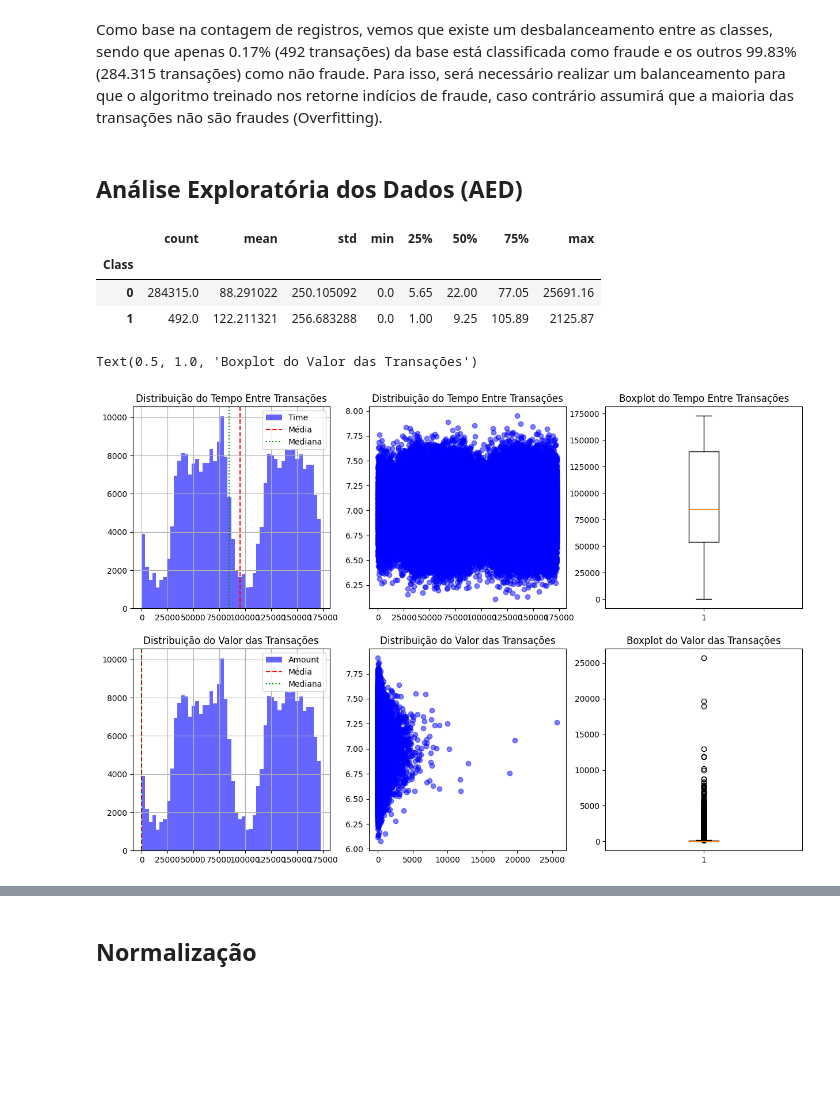
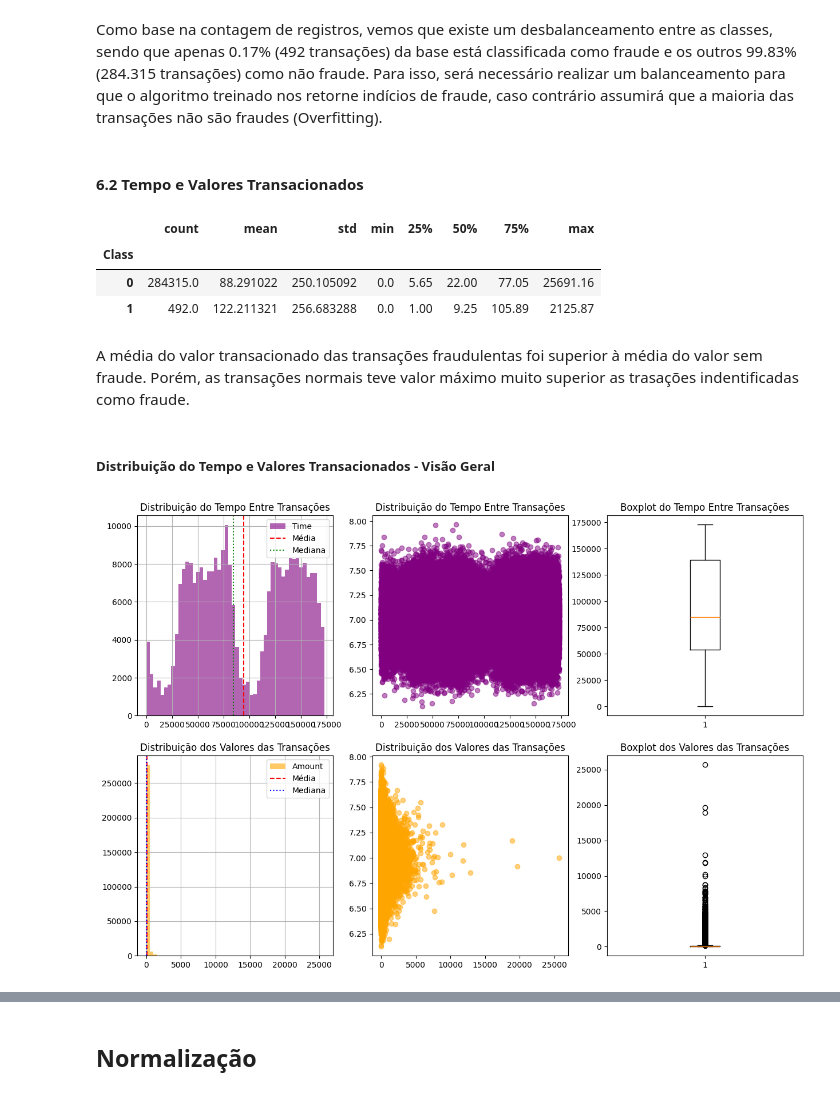
Before and after one commit to maricae/deteccao_fraude_cartao, a Jupyter notebook: fraude_deteccao.ipynb, the cells around one changed output, grey strips where cells are left out. Cells and saved outputs as stored; diff of their text form; code cells hidden in the pictures; blank space fills up the shorter version.

```diff
--- a/fraude_deteccao.ipynb
+++ b/fraude_deteccao.ipynb
@@ -26,5 +33,5 @@ ModuleNotFoundError: No module named 'sklearn'
 # %%
-creditcard = pd.read_csv("C:/Users/Cliente/OneDrive/Profissional/Projetos ML/Classificação/creditcard.csv", sep=',')
+creditcard = pd.read_csv("/Users/marianacaetano/Library/CloudStorage/OneDrive-Pessoal/Profissional/Projetos ML/Classificação/creditcard.csv", sep=',')
 creditcard.head()
 # %% [output]
 |  | Time | V1 | V2 | V3 | V4 | V5 | V6 | V7 | V8 | V9 | ... | ... |
@@ -96,8 +133,8 @@ Não Fraudes: 284315 ( 99.83 % )
 Fraudes: 492 ( 0.17 % )
 # %% [markdown]
 Como base na contagem de registros, vemos que existe um desbalanceamento entre as classes, sendo que apenas 0.17% (492 transações) da base está classificada como fraude e os outros 99.83% (284.315 transações) como não fraude. Para isso, será necessário realizar um balanceamento para que o algoritmo treinado nos retorne indícios de fraude, caso contrário assumirá que a maioria das transações não são fraudes (Overfitting).
-# %% [markdown]
-## Análise Exploratória dos Dados (AED)
+# %% [markdown]
+#### 6.2 Tempo e Valores Transacionados
 # %%
 creditcard.groupby(['Class'])['Amount'].describe()
 # %% [output]
@@ -105,6 +142,10 @@ creditcard.groupby(['Class'])['Amount'].describe()
 | Class |  |  |  |  |  |  |  |  |
 | 0 | 284315.0 | 88.291022 | 250.105092 | 0.0 | 5.65 | 22.00 | 77.05 | 25691.16 |
 | 1 | 492.0 | 122.211321 | 256.683288 | 0.0 | 1.00 | 9.25 | 105.89 | 2125.87 |
+# %% [markdown]
+A média do valor transacionado das transações fraudulentas foi superior à média do valor sem fraude. Porém, as transações normais teve valor máximo muito superior as trasações indentificadas como fraude.
+# %% [markdown]
+##### Distribuição do Tempo e Valores Transacionados - Visão Geral
 # %%
 transition_time = creditcard['Time']
 transition_amount = creditcard['Amount']
@@ -112,40 +153,41 @@ transition_amount = creditcard['Amount']
 plt.figure(figsize=(15,10))
 
 plt.subplot(2, 3, 1)
-transition_time.hist(bins=50, label='Time', alpha=0.6, color = 'blue')
+transition_time.hist(bins=50, label='Time', alpha=0.6, color = 'purple')
 plt.axvline(np.mean(transition_time), ls='--', c='r', label="Média")
 plt.axvline(np.median(transition_time), ls=':', c='g', label="Mediana")
 plt.ylabel("")
 plt.title("Distribuição do Tempo Entre Transações")
 plt.legend()
 
 plt.subplot(2, 3, 2)
-plt.scatter(transition_time, np.random.normal(7, 0.2, size=transition_time.shape[0]), alpha=0.5, color = 'blue')
+plt.scatter(transition_time, np.random.normal(7, 0.2, size=transition_time.shape[0]), alpha=0.5, color = 'purple')
 plt.ylabel("")
 plt.title("Distribuição do Tempo Entre Transações")
 
 plt.subplot(2, 3, 3)
 plt.boxplot(transition_time)
 plt.ylabel("")
 plt.title("Boxplot do Tempo Entre Transações")
 
 plt.subplot(2, 3, 4)
-transition_time.hist(bins=50, label='Amount', alpha=0.6, color = 'blue')
+transition_amount.hist(bins=50, label='Amount', alpha=0.6, color = 'orange')
 plt.axvline(np.mean(transition_amount), ls='--', c='r', label="Média")
-plt.axvline(np.median(transition_amount), ls=':', c='g', label="Mediana")
+plt.axvline(np.median(transition_amount), ls=':', c='b', label="Mediana")
 plt.ylabel("")
-plt.title("Distribuição do Valor das Transações")
+plt.title("Distribuição dos Valores das Transações")
 plt.legend()
 
 plt.subplot(2, 3, 5)
-plt.scatter(transition_amount, np.random.normal(7, 0.2, size=transition_amount.shape[0]), alpha=0.5, color = 'blue')
+plt.scatter(transition_amount, np.random.normal(7, 0.2, size=transition_amount.shape[0]), alpha=0.5, color = 'orange')
 plt.ylabel("")
-plt.title("Distribuição do Valor das Transações")
+plt.title("Distribuição dos Valores das Transações")
 
 plt.subplot(2, 3, 6)
 plt.boxplot(transition_amount)
 plt.ylabel("")
-plt.title("Boxplot do Valor das Transações")
+plt.title("Boxplot dos Valores das Transações")
+
+plt.show()
 # %% [output]
-Text(0.5, 1.0, 'Boxplot do Valor das Transações')
-[figure, old version]
+[figure, new version]
```
Also changed, not shown: parts of 28 cells of this notebook.
